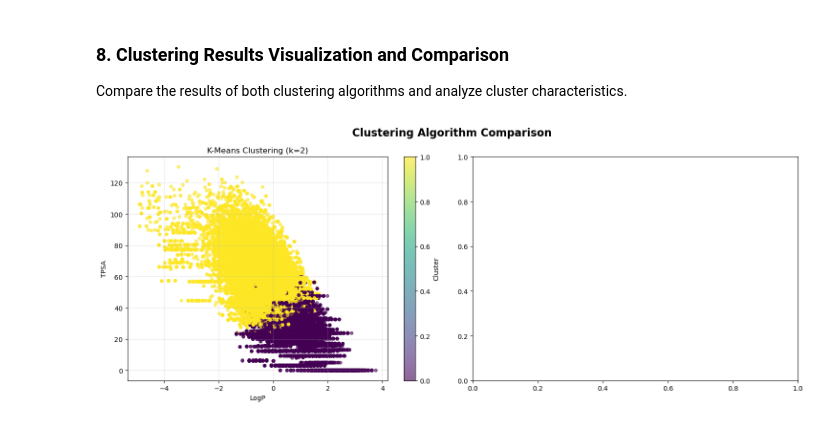
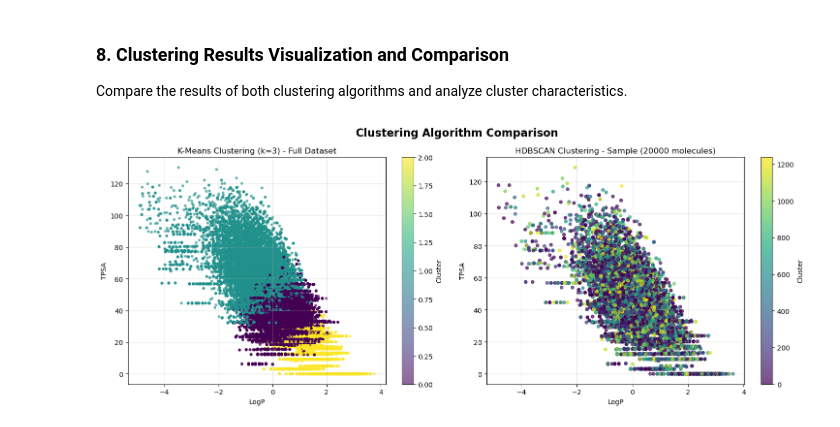
Before and after one commit to TalesMiguel/computational_intelligence_in_chemistry, a Jupyter notebook: molecular_descriptors_extraction.ipynb, the cells around one changed output. Saved outputs shown, nothing was run; the diff lists cells and outputs as text; code cells hidden in the pictures.

```diff
--- a/molecular_descriptors_extraction.ipynb
+++ b/molecular_descriptors_extraction.ipynb
@@ -353,11 +368,11 @@ Apply DBSCAN clustering algorithm as a density-based alternative approach.
 # %%
-# DBSCAN with Memory Management - Use Sampling Approach
+# HDBSCAN with Memory Management - Use Sampling Approach
 print(f"Original dataset size: {len(features_scaled)} molecules")
-print("Using sampling approach to prevent memory issues with DBSCAN...")
 
-# Sample a subset for DBSCAN (50,000 molecules or 50% of dataset, whichever is smaller)
-sample_size = min(50000, int(0.5 * len(features_scaled)), len(features_scaled))
-np.random.seed(42)  # For reproducibility                                 k can't be selected multiple times
+# Sample a subset for HDBSCAN (20,000 molecules or 30% of dataset, whichever is smaller)
+# HDBSCAN is more memory efficient than DBSCAN but still benefits from sampling on large datasets
+sample_size = min(20000, int(0.3 * len(features_scaled)), len(features_scaled))
+np.random.seed(42)  # For reproducibility
 sample_indices = np.random.choice(len(features_scaled), size=sample_size, replace=False)
 
 # Create sample dataset using polars for efficiency
@@ -367,6 +382,6 @@ clean_df_with_idx_pl = clean_df_pl.with_row_count('row_idx')
 clean_df_sample_pl = clean_df_with_idx_pl.filter(pl.col('row_idx').is_in(sample_indices)).drop('row_idx')
 clean_df_sample = clean_df_sample_pl.to_pandas().reset_index(drop=True)
 
-print(f"Sample size for DBSCAN: {len(features_sample)} molecules")
+print(f"Sample size for HDBSCAN: {len(features_sample)} molecules")
 # %% [output]
 Original dataset size: 133885 molecules
@@ -587,17 +618,17 @@ scatter1 = axes[0].scatter(scaled_df['logp'], scaled_df['tpsa'],
                           alpha=0.6, s=10)
 axes[0].set_xlabel('LogP')
 axes[0].set_ylabel('TPSA')
-axes[0].set_title(f'K-Means Clustering (k={optimal_k}) - Full Dataset')
+axes[0].set_title(f'K-Means Clustering (k=3) - Full Dataset')
 axes[0].grid(True, alpha=0.3)
 plt.colorbar(scatter1, ax=axes[0], label='Cluster')
 
-# DBSCAN results (sample only)
+# HDBSCAN results (sample only)
 scatter2 = axes[1].scatter(scaled_df_sample['logp'], scaled_df_sample['tpsa'],
-                          c=scaled_df_sample['dbscan_cluster'], cmap='viridis',
+                          c=scaled_df_sample['hdbscan_cluster'], cmap='viridis',
                           alpha=0.7, s=20)
 axes[1].set_xlabel('LogP')
 axes[1].set_ylabel('TPSA')
-axes[1].set_title(f'DBSCAN Clustering - Sample ({sample_size} molecules)')
+axes[1].set_title(f'HDBSCAN Clustering - Sample ({sample_size} molecules)')
 axes[1].grid(True, alpha=0.3)
 plt.colorbar(scatter2, ax=axes[1], label='Cluster')
 
@@ -613,66 +644,65 @@ print("=" * 50)
 kmeans_silhouette = silhouette_score(features_scaled, kmeans_labels)
 kmeans_calinski = calinski_harabasz_score(features_scaled, kmeans_labels)
 
-print(f"K-Means (k={optimal_k}) - Full Dataset:")
+print(f"K-Means (k=3) - Full Dataset:")
 print(f"  Dataset size: {len(features_scaled)} molecules")
 print(f"  Silhouette Score: {kmeans_silhouette:.3f}")
 print(f"  Calinski-Harabasz Score: {kmeans_calinski:.3f}")
-print(f"  Number of clusters: {optimal_k}")
+print(f"  Number of clusters: 3")
 
-# DBSCAN metrics (sample only)
-if n_clusters_dbscan > 1:
+# HDBSCAN metrics (sample only)
+if n_clusters_hdbscan > 1:
     # Remove noise points for metric calculation
-    valid_indices = dbscan_labels_sample != -1
+    valid_indices = hdbscan_labels_sample != -1
     if np.sum(valid_indices) > 0:
-        dbscan_silhouette = silhouette_score(features_sample[valid_indices],
-                                           dbscan_labels_sample[valid_indices])
-        dbscan_calinski = calinski_harabasz_score(features_sample[valid_indices],
-                                                dbscan_labels_sample[valid_indices])
-        print(f"\nDBSCAN - Sample Dataset:")
+        hdbscan_silhouette = silhouette_score(features_sample[valid_indices],
+                                           hdbscan_labels_sample[valid_indices])
+        hdbscan_calinski = calinski_harabasz_score(features_sample[valid_indices],
+                                                hdbscan_labels_sample[valid_indices])
+        print(f"\nHDBSCAN - Sample Dataset:")
         print(f"  Dataset size: {sample_size} molecules (sample)")
-        print(f"  Silhouette Score: {dbscan_silhouette:.3f}")
-        print(f"  Calinski-Harabasz Score: {dbscan_calinski:.3f}")
-        print(f"  Number of clusters: {n_clusters_dbscan}")
-        print(f"  Noise points: {n_noise_dbscan} ({(n_noise_dbscan/len(dbscan_labels_sample))*100:.1f}%)")
+        print(f"  Silhouette Score: {hdbscan_silhouette:.3f}")
+        print(f"  Calinski-Harabasz Score: {hdbscan_calinski:.3f}")
+        print(f"  Number of clusters: {n_clusters_hdbscan}")
+        print(f"  Noise points: {n_noise_hdbscan} ({(n_noise_hdbscan/len(hdbscan_labels_sample))*100:.1f}%)")
+        if hasattr(hdbscan_final, 'cluster_persistence_') and len(hdbscan_final.cluster_persistence_) > 0:
+            print(f"  Average cluster persistence: {np.mean(hdbscan_final.cluster_persistence_):.3f}")
 else:
-    print(f"\nDBSCAN: Unable to form valid clusters with current parameters")
+    print(f"\nHDBSCAN: Unable to form valid clusters with current parameters")
 
-# Analyze cluster characteristics
 print(f"\nCluster Characteristics Analysis:")
 print("=" * 50)
 
 # K-Means cluster analysis (full dataset)
 print("K-Means Clusters (Full Dataset):")
-for cluster in range(optimal_k):
+for cluster in range(3):
     cluster_data = scaled_df[scaled_df['kmeans_cluster'] == cluster]
     print(f"  Cluster {cluster} (n={len(cluster_data)}):")
     print(f"    LogP: {cluster_data['logp'].mean():.2f} ± {cluster_data['logp'].std():.2f}")
     print(f"    TPSA: {cluster_data['tpsa'].mean():.2f} ± {cluster_data['tpsa'].std():.2f}")
     print(f"    Molecular Weight: {cluster_data['molecular_weight'].mean():.1f} ± {cluster_data['molecular_weight'].std():.1f}")
 
-# DBSCAN cluster analysis (sample)
-if n_clusters_dbscan > 0:
-    print(f"\nDBSCAN Clusters (Sample Dataset):")
-    for cluster in sorted(set(dbscan_labels_sample)):
-        cluster_data = scaled_df_sample[scaled_df_sample['dbscan_cluster'] == cluster]
+# HDBSCAN cluster analysis (sample)
+if n_clusters_hdbscan > 0:
+    print(f"\nHDBSCAN Clusters (Sample Dataset):")
+    for cluster in sorted(set(hdbscan_labels_sample)):
+        cluster_data = scaled_df_sample[scaled_df_sample['hdbscan_cluster'] == cluster]
         if cluster == -1:
             print(f"  Noise points (n={len(cluster_data)}):")
         else:
             print(f"  Cluster {cluster} (n={len(cluster_data)}):")
         print(f"    LogP: {cluster_data['logp'].mean():.2f} ± {cluster_data['logp'].std():.2f}")
         print(f"    TPSA: {cluster_data['tpsa'].mean():.2f} ± {cluster_data['tpsa'].std():.2f}")
         print(f"    Molecular Weight: {cluster_data['molecular_weight'].mean():.1f} ± {cluster_data['molecular_weight'].std():.1f}")
 
-# Export results using polars for better performance
 output_file = 'qm9_clustering_results.csv'
-# Convert final results to polars for efficient export
 scaled_df_pl = pl.from_pandas(scaled_df)
 scaled_df_pl.write_csv(output_file)
 print(f"\nClustering results exported to: {output_file}")
 
 print(f"\nAnalysis completed successfully!")
 print(f"Dataset contains {len(scaled_df)} molecules with molecular descriptors and cluster assignments.")
 # %% [output]
-[figure, old version]
+[figure, new version]
 Clustering Algorithm Comparison:
 ==================================================
```
Also changed, not shown: parts of 11 cells of this notebook, 1 other file.
